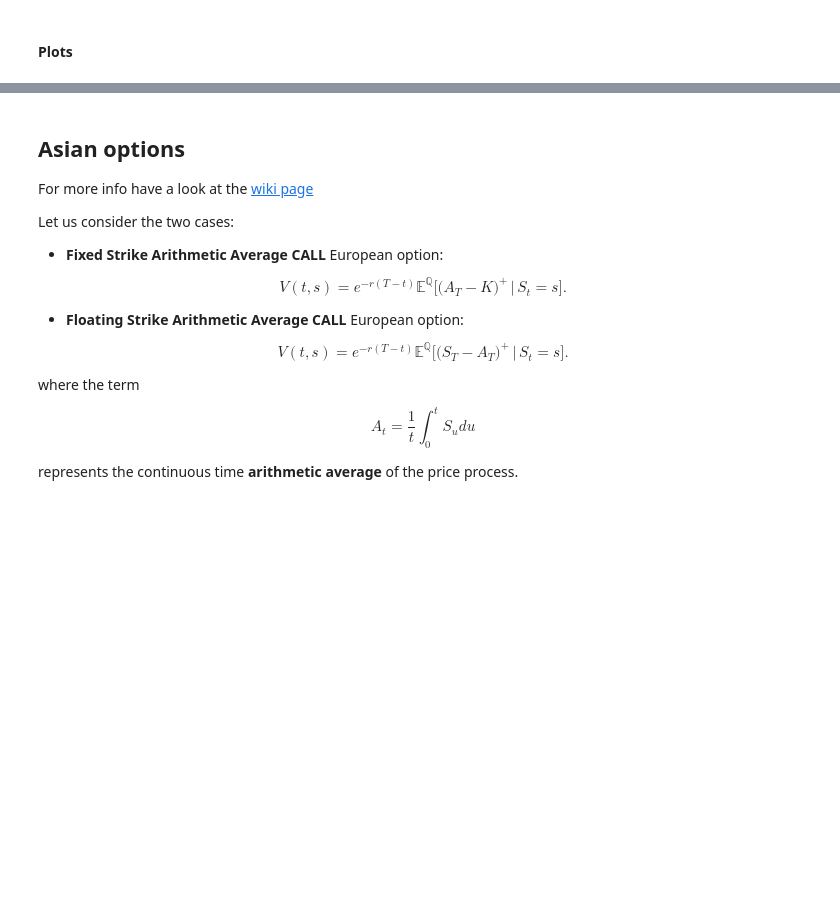
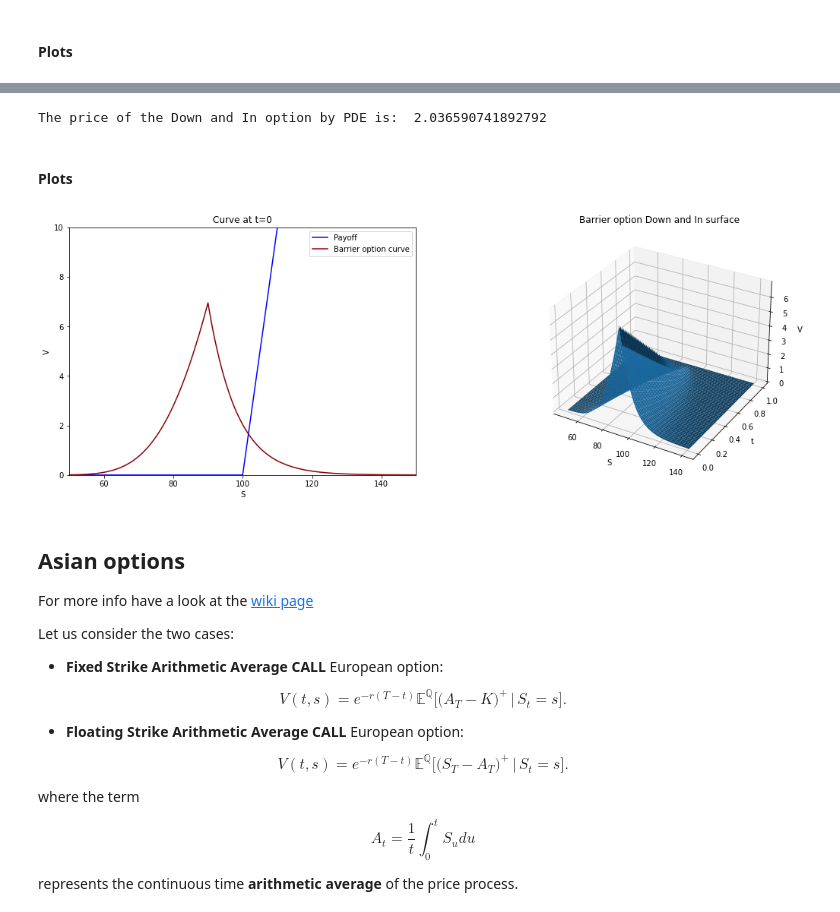
Before and after one commit to cantaro86/Financial-Models-Numerical-Methods, a Jupyter notebook: 2.2 Exotic options.ipynb, the cells around one changed output, grey strips where cells are left out. Cells and saved outputs as stored; diff of their text form; code cells hidden in the pictures; blank space fills up the shorter version.

```diff
--- a/2.2 Exotic options.ipynb
+++ b/2.2 Exotic options.ipynb
@@ -278,3 +361,50 @@ plt.show()
+# %%
+# PDE for barrier
+VB = V[-Nspace:, :]
+offset = np.zeros(Nspace-2)        # vector to be used for the boundary terms
+
+VB[:,-1] = 0                   # terminal condition
+V[-1,:] = 0                    # lateral condition
+
+# construction of the tri-diagonal matrix D
+sig2 = sig*sig; dxx = dx * dx
+a = ( (dt/2) * ( (r-0.5*sig2)/dx - sig2/dxx ) )
+b = ( 1 + dt * ( sig2/dxx + r ) )
+c = (-(dt/2) * ( (r-0.5*sig2)/dx + sig2/dxx ) )
+D = sparse.diags([a, b, c], [-1, 0, 1], shape=(Nspace-2, Nspace-2)).tocsc()
+DD = splu(D)
+
+# Backward iteration
+for i in range(Ntime-2,-1,-1):
+    offset[0] = a * VB[0,i]
+    offset[-1] = c * VB[-1,i];
+    VB[1:-1,i] = DD.solve(VB[1:-1,i+1] - offset)
+
+# finds the option at S0
+oPrice = np.interp(X0, x_b, VB[:,0])
+print("The price of the Down and In option by PDE is: ", oPrice)
+# %% [output]
+The price of the Down and In option by PDE is:  2.036590741892792
+# %% [markdown]
+#### Plots
+# %%
+S = np.exp(x)
+S_b = np.exp(x_b)
+fig = plt.figure(figsize=(18,6))
+ax1 = fig.add_subplot(121); ax2 = fig.add_subplot(122, projection='3d')
+
+ax1.plot(S, Payoff, color='blue',label="Payoff")
+ax1.plot(S, V[:,0], color='darkred',label="Barrier option curve")
+ax1.set_xlim(50,150); ax1.set_ylim(0,10)
+ax1.set_xlabel("S"); ax1.set_ylabel("V"); ax1.legend(loc='upper right')
+ax1.set_title("Curve at t=0")
+
+X, Y = np.meshgrid(T_array, S[1500:6000])
+ax2.plot_surface(Y, X, V[1500:6000,:])
+ax2.set_title("Barrier option Down and In surface"); ax2.set_xlabel("S");
+ax2.set_ylabel("t"); ax2.set_zlabel("V"); plt.show()
+# %% [output]
+[figure, added]
 # %% [markdown]
 <a id='sec3'></a>
 ## Asian options
```
Also changed, not shown: parts of 20 cells of this notebook.
